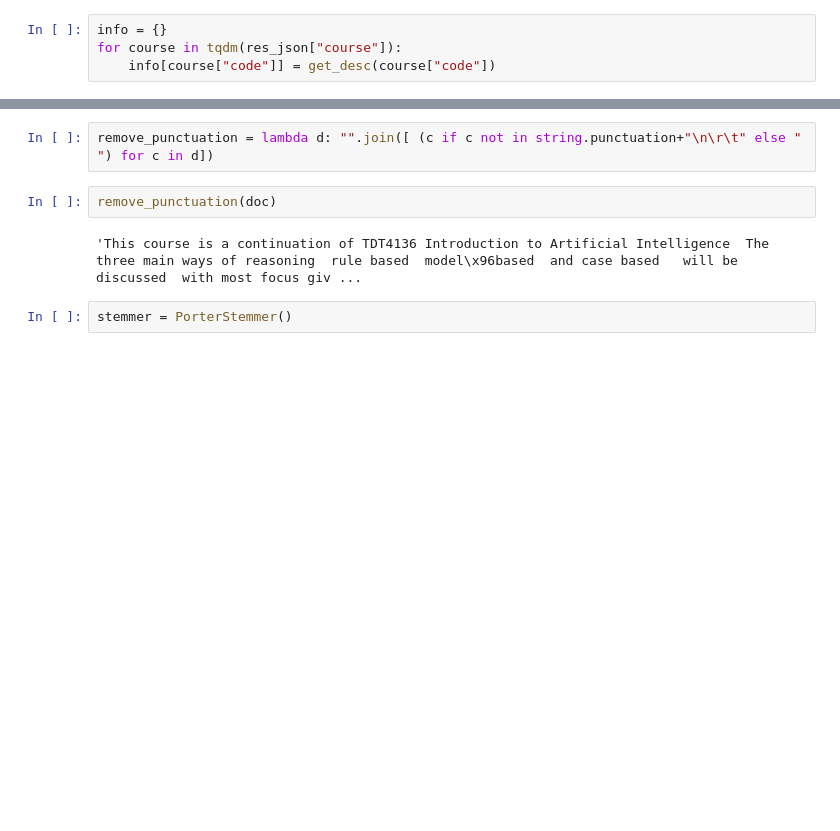
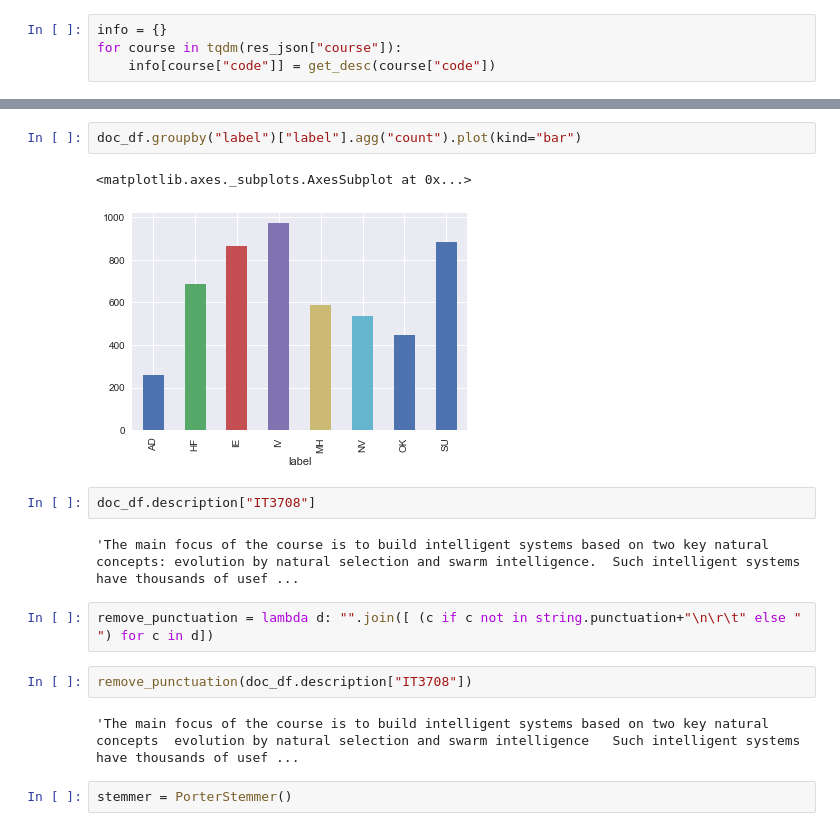
Before and after one commit to thomasht86/itdagene_norconsult, a Jupyter notebook: get_data.ipynb, the cells around one changed output, grey strips where cells are left out. Cells and saved outputs as stored; diff of their text form; blank space fills up the shorter version.

```diff
--- a/get_data.ipynb
+++ b/get_data.ipynb
@@ -173,8 +369,17 @@ doc
+# %%
+doc_df.groupby("label")["label"].agg("count").plot(kind="bar")
+# %% [output]
+<matplotlib.axes._subplots.AxesSubplot at 0x...>
+[figure, added]
+# %%
+doc_df.description["IT3708"]
+# %% [output]
+'The main focus of the course is to build intelligent systems based on two key natural concepts: evolution by natural selection and swarm intelligence.  Such intelligent systems have thousands of usef ...
 # %%
 remove_punctuation = lambda d: "".join([ (c if c not in string.punctuation+"\n\r\t" else " ") for c in d])
-# %%
-remove_punctuation(doc)
-# %% [output]
-'This course is a continuation of TDT4136 Introduction to Artificial Intelligence  The three main ways of reasoning  rule based  model\x96based  and case based   will be discussed  with most focus giv ...
+# %%
+remove_punctuation(doc_df.description["IT3708"])
+# %% [output]
+'The main focus of the course is to build intelligent systems based on two key natural concepts  evolution by natural selection and swarm intelligence   Such intelligent systems have thousands of usef ...
 # %%
 stemmer = PorterStemmer()
```
Also changed, not shown: parts of 48 cells of this notebook, 4 other files.
